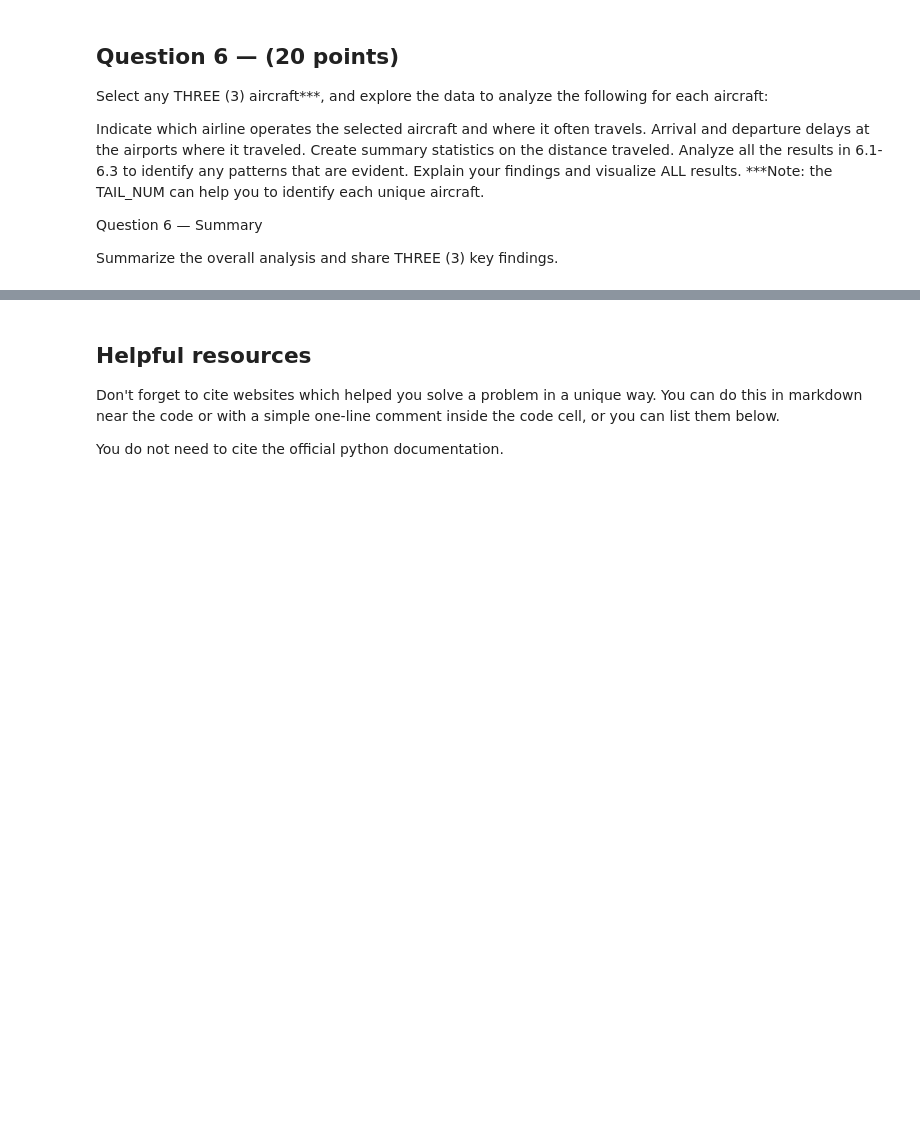
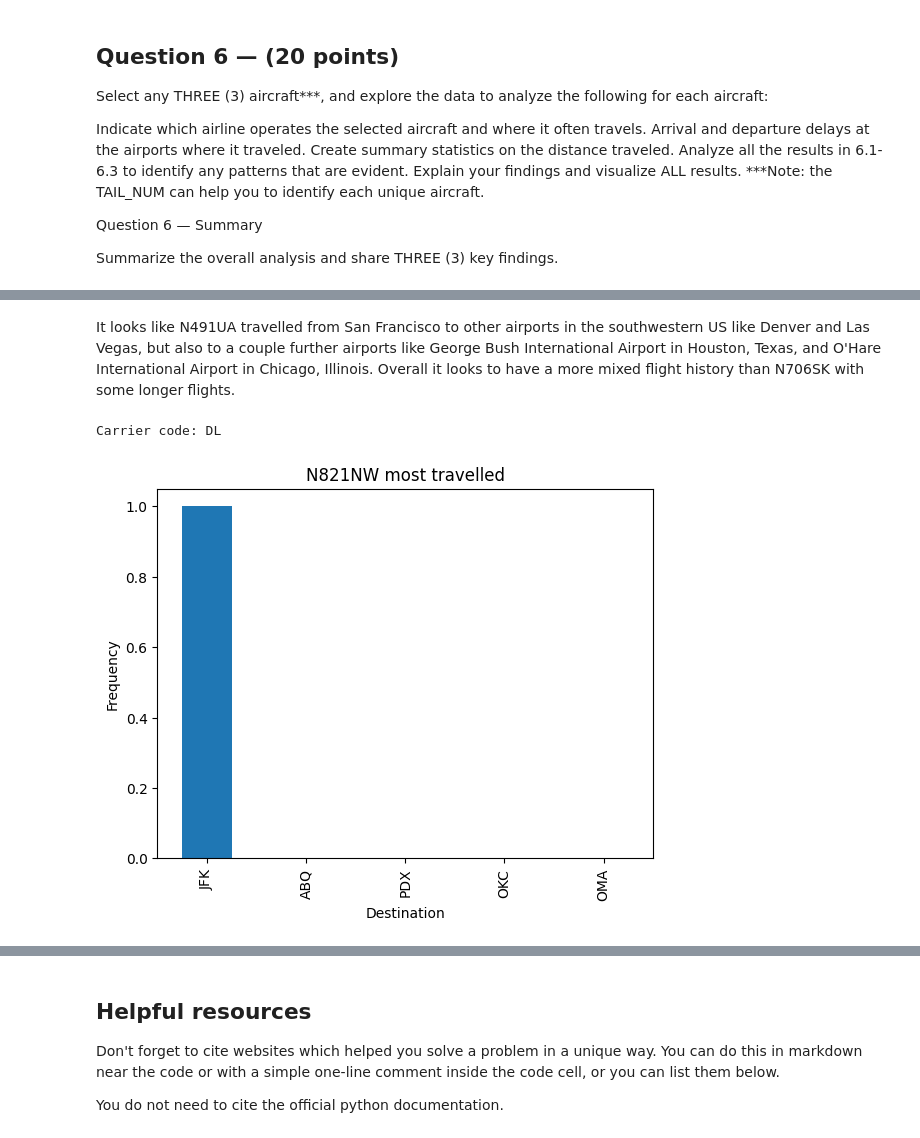
Before and after one commit to inacarr/ds3000group34, a Jupyter notebook: DS3000.Practicum34.ipynb, the cells around one changed output, grey strips where cells are left out. Saved outputs shown, nothing was run; the diff lists cells and outputs as text; code cells hidden in the pictures; blank space fills up the shorter version.

```diff
--- a/DS3000.Practicum34.ipynb
+++ b/DS3000.Practicum34.ipynb
@@ -544,2 +568,7 @@ tails_analyze(y)
+# %% [markdown]
+It looks like N491UA travelled from San Francisco to other airports in the southwestern US like Denver and Las Vegas, but also to a couple further airports like George Bush International Airport in Houston, Texas, and O'Hare International Airport in Chicago, Illinois. Overall it looks to have a more mixed flight history than N706SK with some longer flights.
 # %%
-tails_analyze(z)
+tails_analyze(min_flights_plane)
+# %% [output]
+Carrier code: DL
+[figure, added]
```
Also changed, not shown: parts of 14 cells of this notebook.
